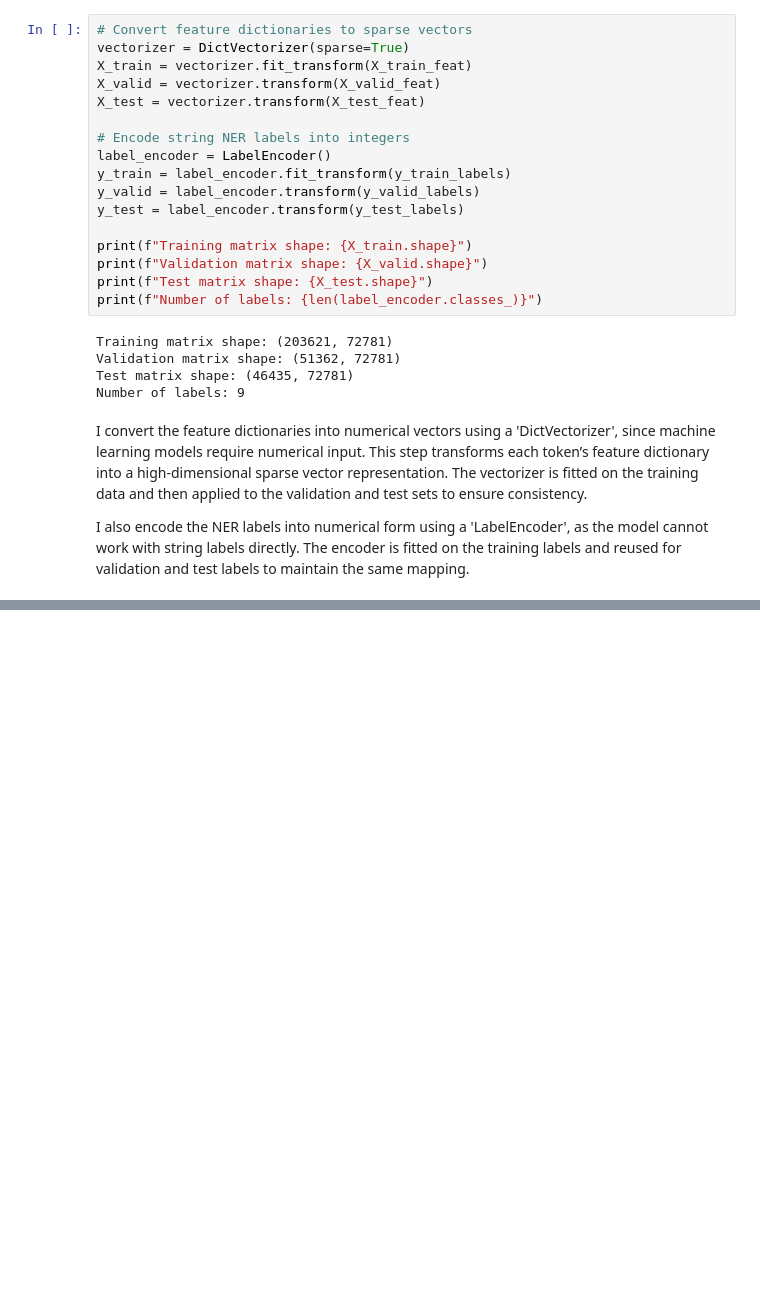
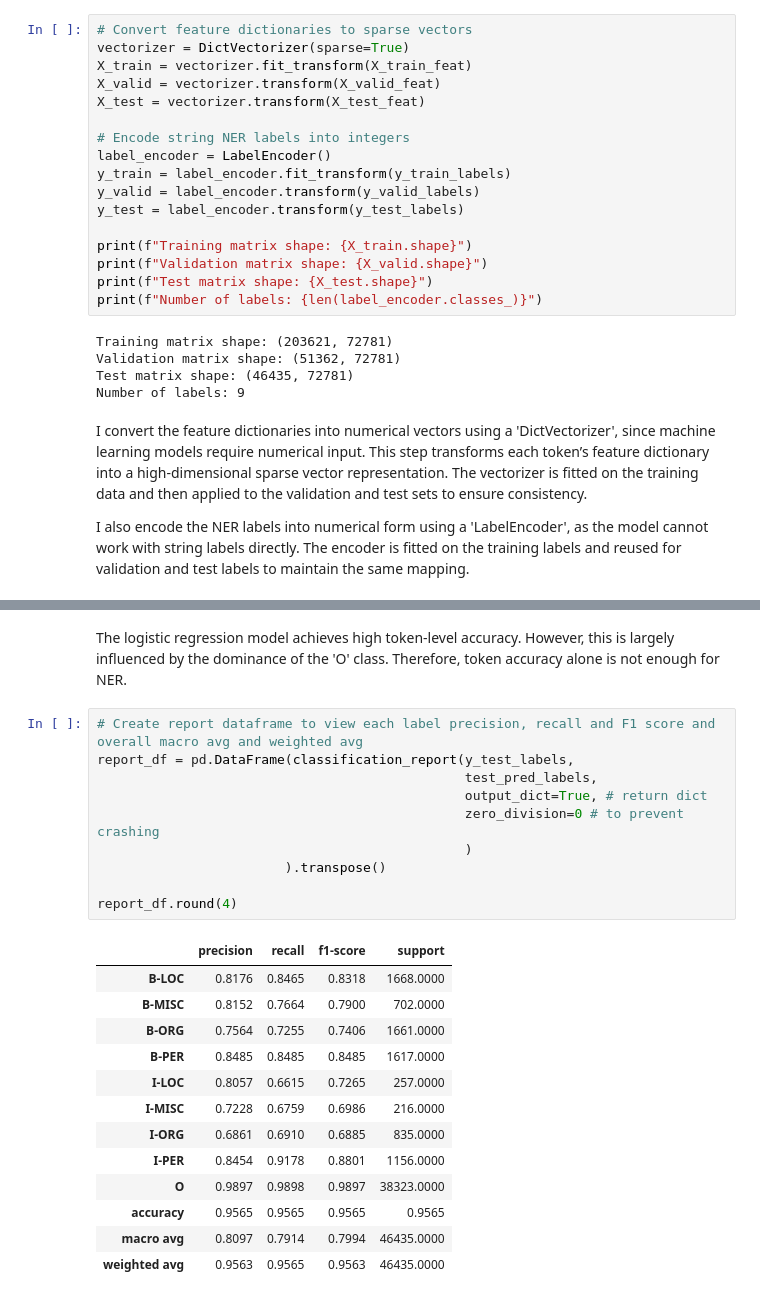
Before and after one commit to Efemirkan/ner-comparison-project, a Jupyter notebook: notebooks/01_feature_based_model.ipynb, the cells around one changed output, grey strips where cells are left out. Drawn from its saved outputs; the diff is of its cells as text; blank space fills up the shorter version.

```diff
--- a/notebooks/01_feature_based_model.ipynb
+++ b/notebooks/01_feature_based_model.ipynb
@@ -210,0 +302,26 @@ I also encode the NER labels into numerical form using a 'LabelEncoder', as the
+# %% [markdown]
+The logistic regression model achieves high token-level accuracy. However, this is largely influenced by the dominance of the 'O' class. Therefore, token accuracy alone is not enough for NER.
+# %%
+# Create report dataframe to view each label precision, recall and F1 score and overall macro avg and weighted avg
+report_df = pd.DataFrame(classification_report(y_test_labels,
+                                               test_pred_labels,
+                                               output_dict=True, # return dict
+                                               zero_division=0 # to prevent crashing
+                                               )
+                        ).transpose()
+
+report_df.round(4)
+# %% [output]
+|  | precision | recall | f1-score | support |
+| B-LOC | 0.8176 | 0.8465 | 0.8318 | 1668.0000 |
+| B-MISC | 0.8152 | 0.7664 | 0.7900 | 702.0000 |
+| B-ORG | 0.7564 | 0.7255 | 0.7406 | 1661.0000 |
+| B-PER | 0.8485 | 0.8485 | 0.8485 | 1617.0000 |
+| I-LOC | 0.8057 | 0.6615 | 0.7265 | 257.0000 |
+| I-MISC | 0.7228 | 0.6759 | 0.6986 | 216.0000 |
+| I-ORG | 0.6861 | 0.6910 | 0.6885 | 835.0000 |
+| I-PER | 0.8454 | 0.9178 | 0.8801 | 1156.0000 |
+| O | 0.9897 | 0.9898 | 0.9897 | 38323.0000 |
+| accuracy | 0.9565 | 0.9565 | 0.9565 | 0.9565 |
+| macro avg | 0.8097 | 0.7914 | 0.7994 | 46435.0000 |
+| weighted avg | 0.9563 | 0.9565 | 0.9563 | 46435.0000 |
```
Also changed, not shown: parts of 37 cells of this notebook, 4 other files.
